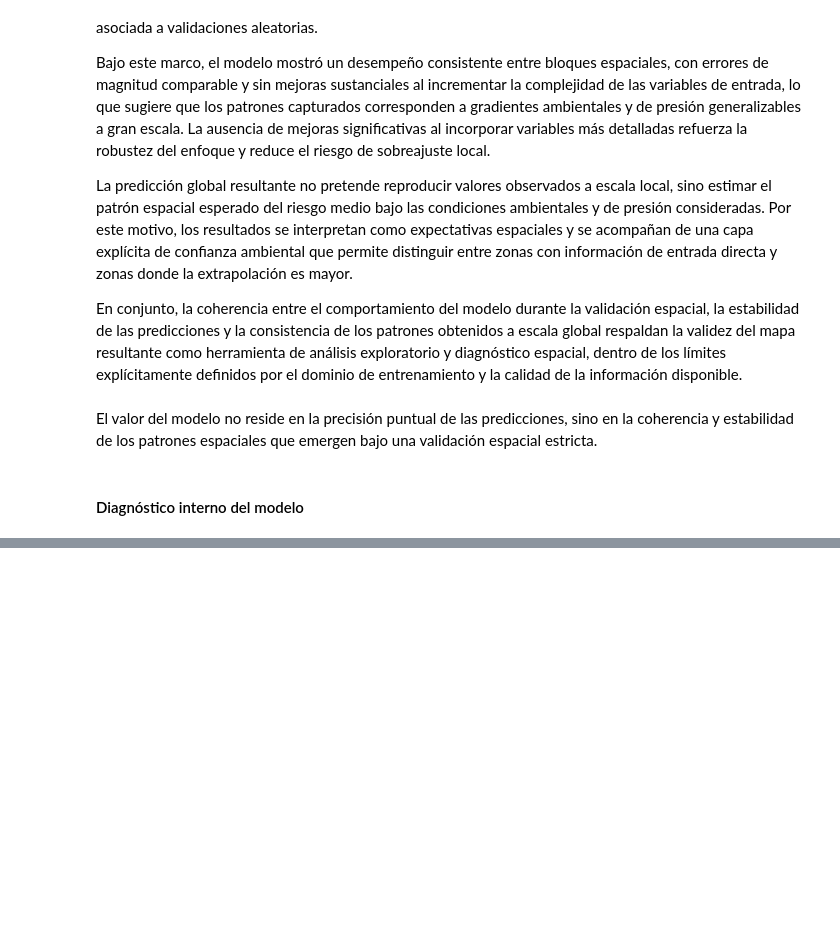
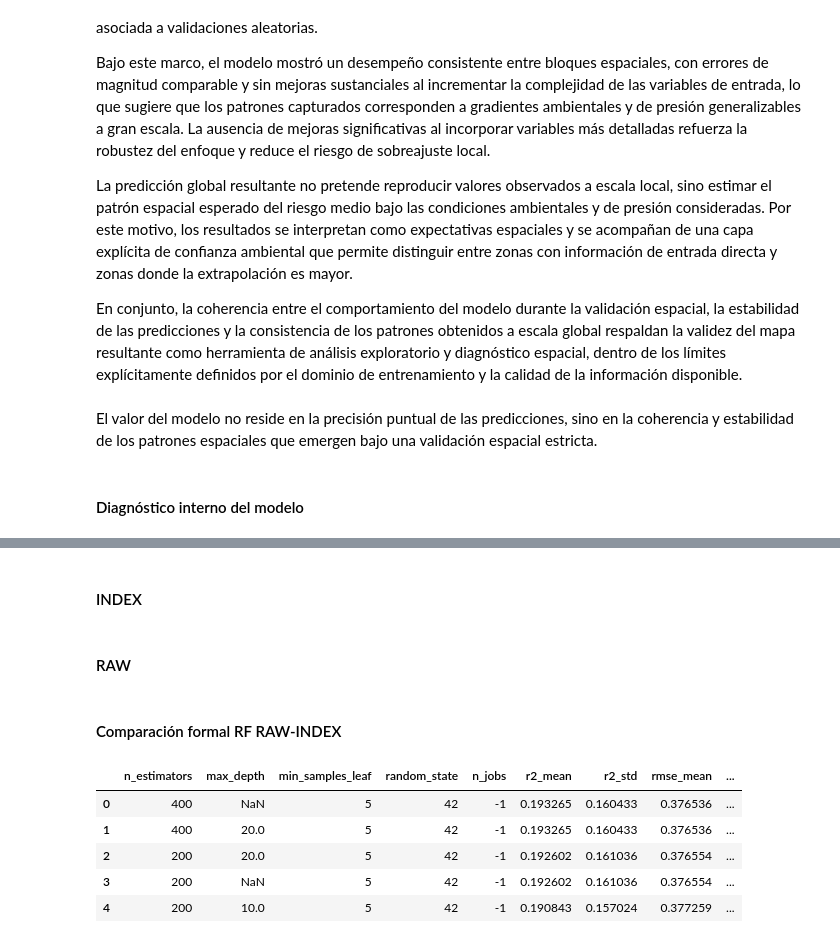
Before and after one commit to 4GeeksAcademy/loreykil_proyecto_final, a Jupyter notebook: Grilla2.0.ipynb, the cells around one changed output, grey strips where cells are left out. Saved outputs shown, nothing was run; the diff lists cells and outputs as text; code cells hidden in the pictures; blank space fills up the shorter version.

```diff
--- a/Grilla2.0.ipynb
+++ b/Grilla2.0.ipynb
@@ -794,0 +953,6 @@ Para mañana, probar XGboost, repetir proceso con target 2.
+# %%
+TARGET_2_RAW = "iucn_species_count"
+TARGET_2 = "log_iucn_species_count"
+
+train_df = train_df.copy()
+train_df[TARGET_2] = np.log1p(train_df[TARGET_2_RAW])
@@ -794,0 +971,16 @@ Para mañana, probar XGboost, repetir proceso con target 2.
+# %% [markdown]
+#### INDEX
+# %%
+X_index = train_df[FEATURES_INDEX]
+y = train_df[TARGET_2]
+
+rf_results_INDEX = grid_search_spatial(
+    model_class=RandomForestRegressor,
+    param_grid=rf_param_grid,
+    fixed_params=rf_fixed_params,
+    X=X_index,
+    y=y,
+    spatial_folds=spatial_folds
+)
+# %% [markdown]
+#### RAW
@@ -794,0 +998,11 @@ Para mañana, probar XGboost, repetir proceso con target 2.
+# %% [markdown]
+#### Comparación formal RF RAW-INDEX
+# %%
+rf_results_INDEX.head()
+# %% [output]
+|  | n_estimators | max_depth | min_samples_leaf | random_state | n_jobs | r2_mean | r2_std | rmse_mean | ... |
+| 0 | 400 | NaN | 5 | 42 | -1 | 0.193265 | 0.160433 | 0.376536 | ... |
+| 1 | 400 | 20.0 | 5 | 42 | -1 | 0.193265 | 0.160433 | 0.376536 | ... |
+| 2 | 200 | 20.0 | 5 | 42 | -1 | 0.192602 | 0.161036 | 0.376554 | ... |
+| 3 | 200 | NaN | 5 | 42 | -1 | 0.192602 | 0.161036 | 0.376554 | ... |
+| 4 | 200 | 10.0 | 5 | 42 | -1 | 0.190843 | 0.157024 | 0.377259 | ... |
```
Also changed, not shown: parts of 42 cells of this notebook, 4 other files.
